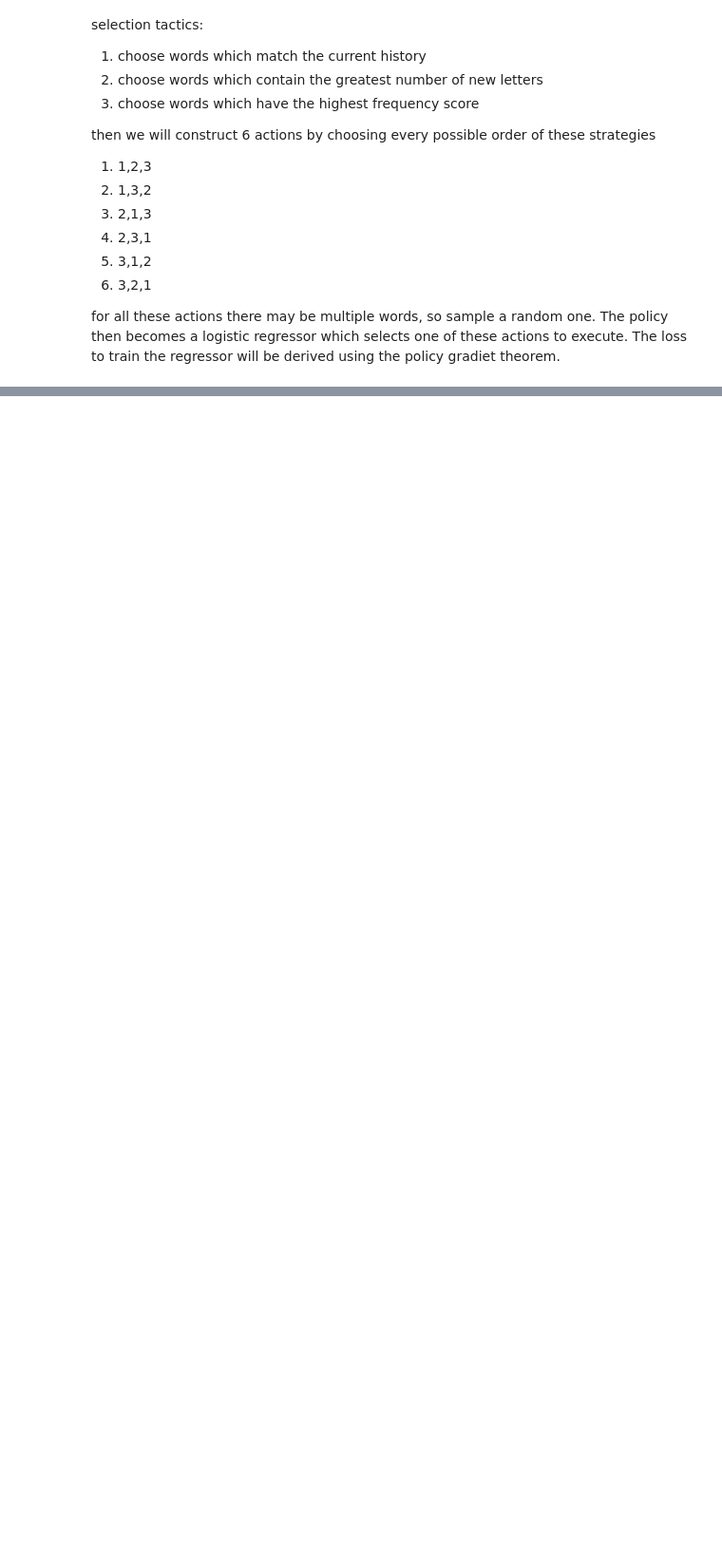
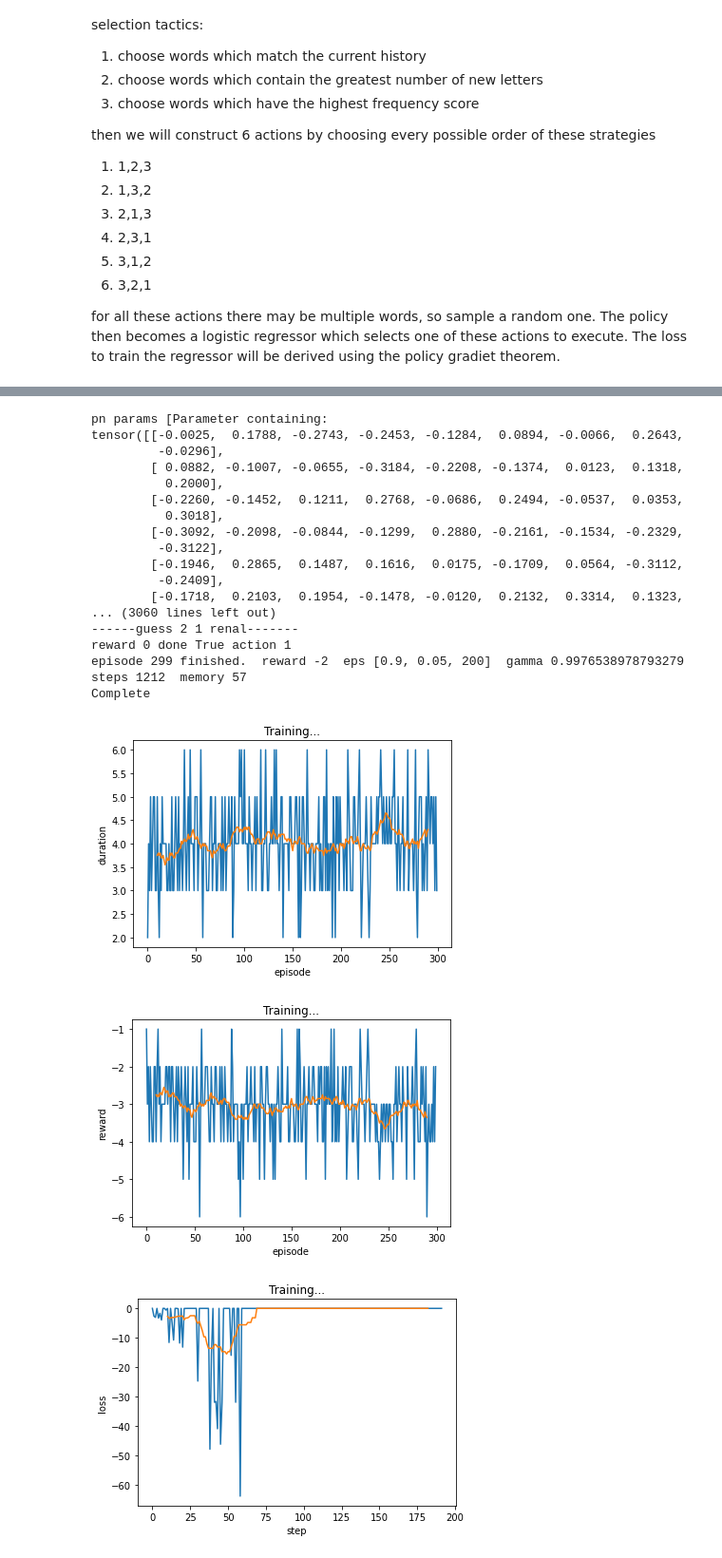
Before and after one commit to kbb29/wordle-solver, a Jupyter notebook: PolicyGradient.ipynb, the cells around one changed output, grey strips where cells are left out. Shown at 95% size. Cells and saved outputs as stored; diff of their text form; code cells hidden in the pictures; blank space fills up the shorter version.

```diff
--- a/PolicyGradient.ipynb
+++ b/PolicyGradient.ipynb
@@ -503,0 +420,27 @@ Complete
+# %%
+plot_all(*run_experiment(
+    model=ModelConfig(name='nn'),
+    num_episodes=300,
+    training=TrainConfig(optimizer='adam', lr=0.03, batch_size=64, train_interval=64, clear_memory=True)
+    ))
+# %% [output]
+pn params [Parameter containing:
+tensor([[-0.0025,  0.1788, -0.2743, -0.2453, -0.1284,  0.0894, -0.0066,  0.2643,
+         -0.0296],
+        [ 0.0882, -0.1007, -0.0655, -0.3184, -0.2208, -0.1374,  0.0123,  0.1318,
+          0.2000],
+        [-0.2260, -0.1452,  0.1211,  0.2768, -0.0686,  0.2494, -0.0537,  0.0353,
+          0.3018],
+        [-0.3092, -0.2098, -0.0844, -0.1299,  0.2880, -0.2161, -0.1534, -0.2329,
+         -0.3122],
+        [-0.1946,  0.2865,  0.1487,  0.1616,  0.0175, -0.1709,  0.0564, -0.3112,
+         -0.2409],
+        [-0.1718,  0.2103,  0.1954, -0.1478, -0.0120,  0.2132,  0.3314,  0.1323,
+... (3060 lines left out)
+------guess 2 1 renal-------
+reward 0 done True action 1
+episode 299 finished.  reward -2  eps [0.9, 0.05, 200]  gamma 0.9976538978793279  steps 1212  memory 57
+Complete
+[figure, added]
+[figure, added]
+[figure, added]
```
Also changed, not shown: parts of 10 cells of this notebook, 1 other file.
